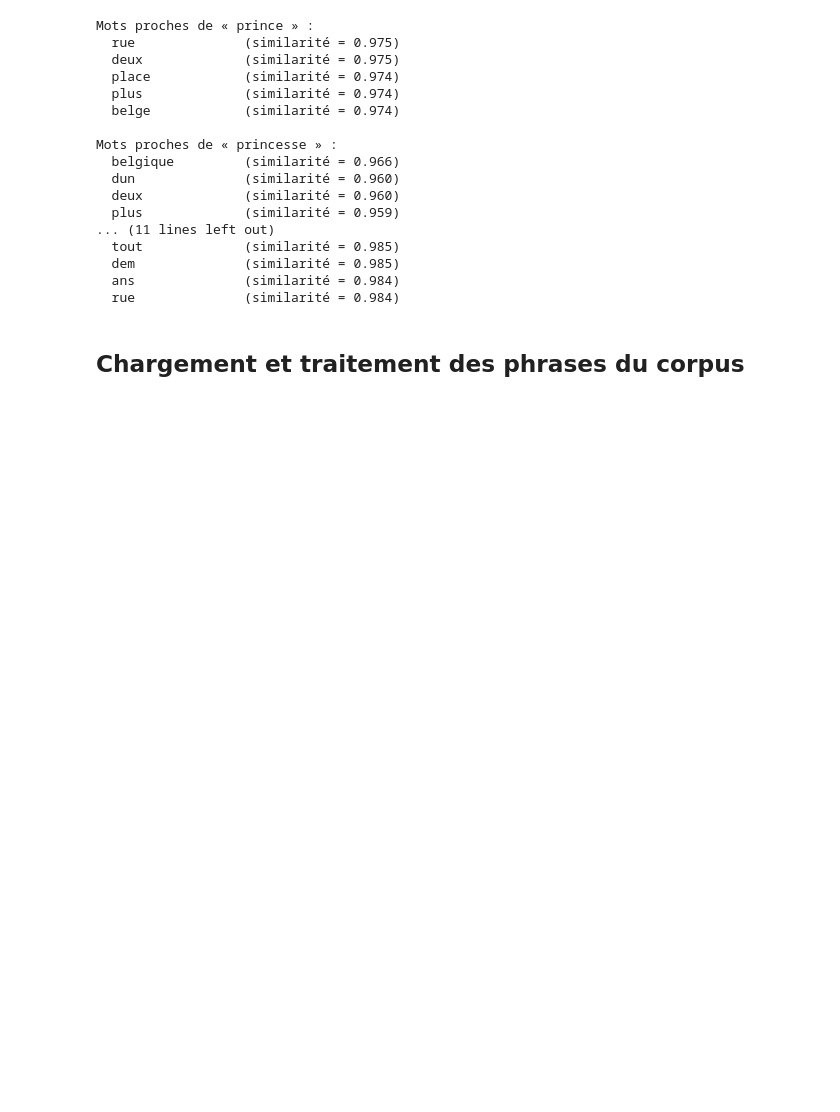
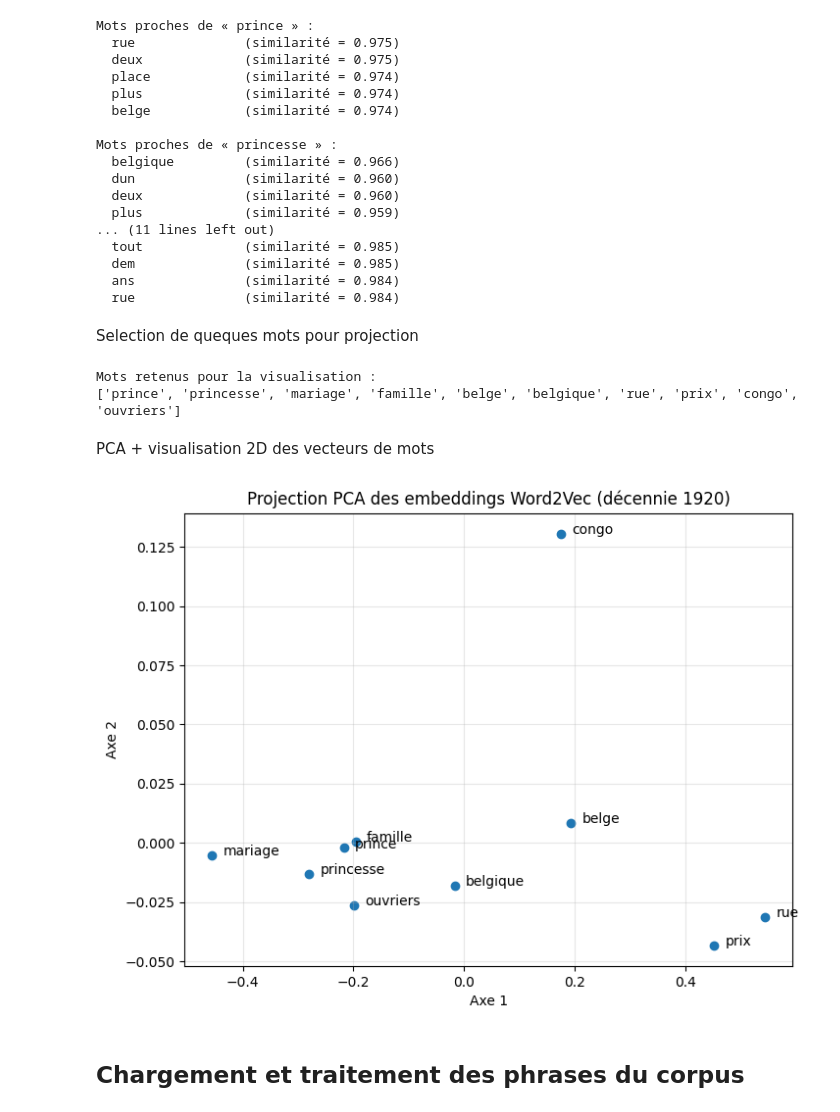
Before and after one commit to ArmelFopa/Projet_TAC_1, a Jupyter notebook: tps/tp3/s3_word_embeddings.ipynb, the cells around one changed output. Drawn from its saved outputs; the diff is of its cells as text; code cells hidden in the pictures; blank space fills up the shorter version.

Commit message:
Update s3_word_embeddings.ipynb
Sélection de mots pour projection et Visualisation 2D du vecteur de mots

```diff
--- a/tps/tp3/s3_word_embeddings.ipynb
+++ b/tps/tp3/s3_word_embeddings.ipynb
@@ -168,6 +168,47 @@ Mots proches de « princesse » :
   dem              (similarité = 0.985)
   ans              (similarité = 0.984)
   rue              (similarité = 0.984)
+# %% [markdown]
+Selection de queques mots pour projection
+# %%
+# Liste de mots qu'on aimerait visualiser
+mots_interets = [
+    "prince", "princesse", "mariage", "famille",
+    "belge", "belgique", "rue", "prix", "congo", "ouvriers"
+]
+
+# Garder seulement ceux présents dans le vocabulaire
+mots_plot = [m for m in mots_interets if m in w2v_model.wv]
+
+print("Mots retenus pour la visualisation :")
+print(mots_plot)
+# %% [output]
+Mots retenus pour la visualisation :
+['prince', 'princesse', 'mariage', 'famille', 'belge', 'belgique', 'rue', 'prix', 'congo', 'ouvriers']
+# %% [markdown]
+PCA + visualisation 2D des vecteurs de mots
+# %%
+# Récupérer les vecteurs des mots sélectionnés
+vectors = np.array([w2v_model.wv[m] for m in mots_plot])
+
+# Réduction en 2D avec PCA
+pca = PCA(n_components=2, random_state=0)
+vec_2d = pca.fit_transform(vectors)
+
+# Tracé
+plt.figure(figsize=(8,6))
+plt.scatter(vec_2d[:, 0], vec_2d[:, 1])
+
+for (x, y), mot in zip(vec_2d, mots_plot):
+    plt.text(x + 0.02, y, mot, fontsize=10)
+
+plt.title("Projection PCA des embeddings Word2Vec (décennie 1920)")
+plt.xlabel("Axe 1")
+plt.ylabel("Axe 2")
+plt.grid(alpha=0.3)
+plt.show()
+# %% [output]
+[figure, added]
 # %% [markdown]
 ## Chargement et traitement des phrases du corpus
 # %% [markdown]
```
